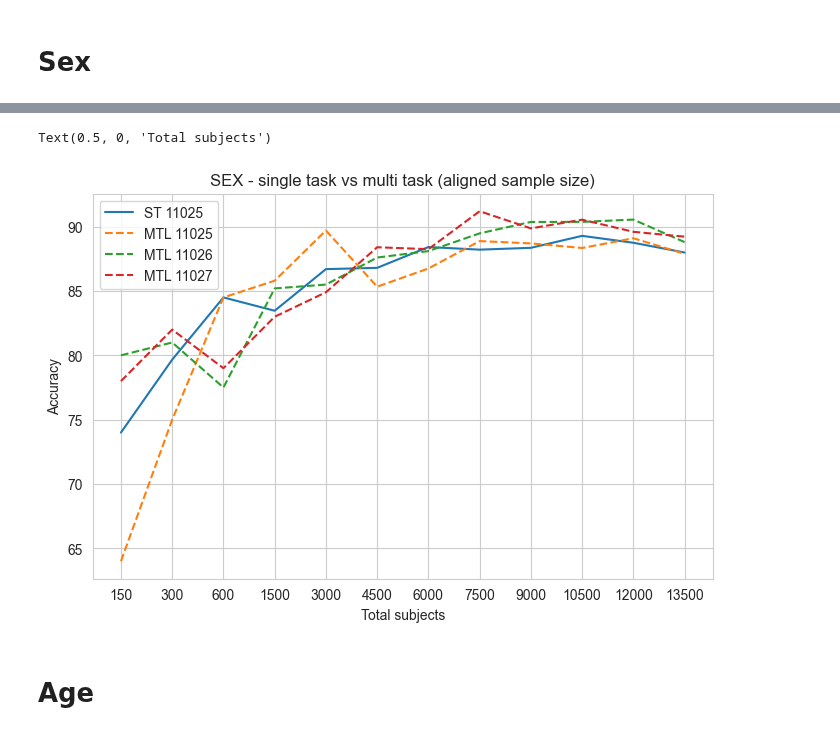
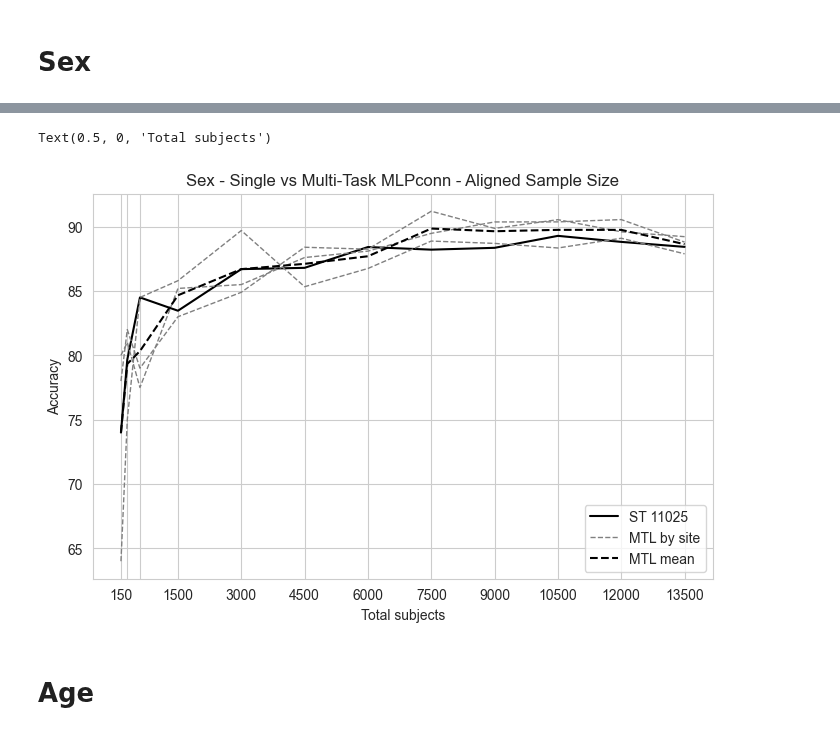
Before and after one commit to harveyaa/neuropsych_mtl, a Jupyter notebook: MTL/MTL_ukbb_curve_aligned.ipynb, the cells around one changed output, grey strips where cells are left out. Cells and saved outputs as stored; diff of their text form; code cells hidden in the pictures.

```diff
--- a/MTL/MTL_ukbb_curve_aligned.ipynb
+++ b/MTL/MTL_ukbb_curve_aligned.ipynb
@@ -101,21 +98,28 @@ df_mtl_sex_11027 = pd.DataFrame(mtl_sex_11027, columns = ['mtl_11027_acc','mtl_1
 df_mtl_sex_11025['mtl_sample'] = mtl_sample_sizes
 df_mtl_sex_11026['mtl_sample'] = mtl_sample_sizes
 df_mtl_sex_11027['mtl_sample'] = mtl_sample_sizes
+# %%
+mtl_mean_sex = np.mean([df_mtl_sex_11025['mtl_11025_acc'].to_numpy(),
+df_mtl_sex_11026['mtl_11026_acc'].to_numpy(),df_mtl_sex_11027['mtl_11027_acc'].to_numpy()],axis=0)
 # %%
 sns.set_style('whitegrid')
 plt.figure(figsize=(8,5))
-plt.plot(df_st_sex.index,df_st_sex['UKBB11025'],label='ST 11025')
-plt.plot(df_mtl_sex_11025.index,df_mtl_sex_11025['mtl_11025_acc'],label='MTL 11025',ls='--')
-plt.plot(df_mtl_sex_11026.index,df_mtl_sex_11026['mtl_11026_acc'],label='MTL 11026',ls='--')
-plt.plot(df_mtl_sex_11027.index,df_mtl_sex_11027['mtl_11027_acc'],label='MTL 11027',ls='--')
+plt.plot(st_sample_sizes,df_st_sex['UKBB11025'],label='ST 11025',color='black')
+
+plt.plot(st_sample_sizes,df_mtl_sex_11025['mtl_11025_acc'],ls='--',color='gray',lw=1)
+plt.plot(st_sample_sizes,df_mtl_sex_11026['mtl_11026_acc'],ls='--',color='gray',lw=1)
+plt.plot(st_sample_sizes,df_mtl_sex_11027['mtl_11027_acc'],label='MTL by site',ls='--',color='gray',lw=1)
+plt.plot(st_sample_sizes,mtl_mean_sex,label='MTL mean',color='black',ls='--')
+
 plt.legend()
-plt.xticks(ticks=df_mtl_sex_11027.index,labels=[150,300,600,1500,3000,4500,6000,7500,9000,10500,12000,13500])
-plt.title('SEX - single task vs multi task (aligned sample size)')
+plt.xticks(ticks=st_sample_sizes,labels=[150,None,None,1500,3000,4500,6000,7500,9000,10500,12000,13500])
+plt.title('Sex - Single vs Multi-Task MLPconn - Aligned Sample Size')
 plt.ylabel('Accuracy')
+#plt.ylim(80,95)
 plt.xlabel('Total subjects')
 # %% [output]
 Text(0.5, 0, 'Total subjects')
-[figure, old version]
+[figure, new version]
 # %% [markdown]
 # Age
 # %%
```
Also changed, not shown: parts of 6 cells of this notebook, 2 other files.
